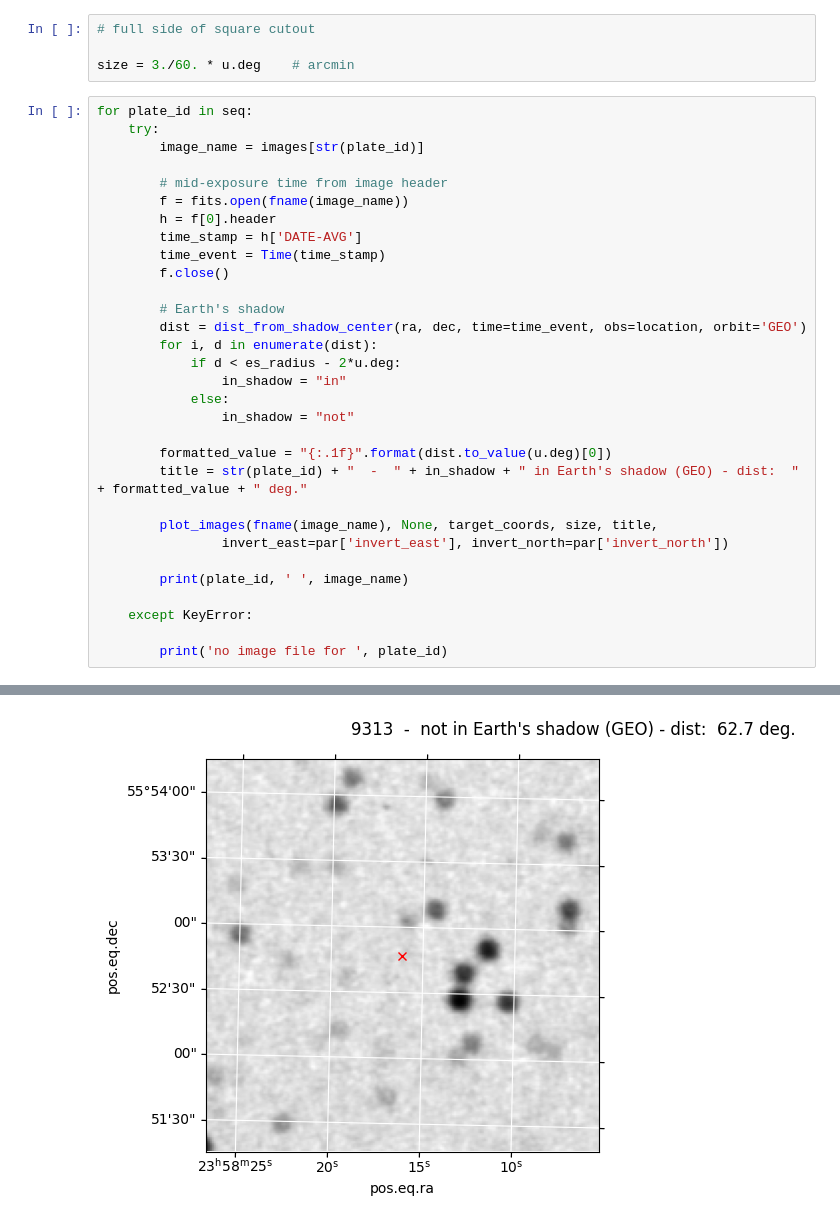
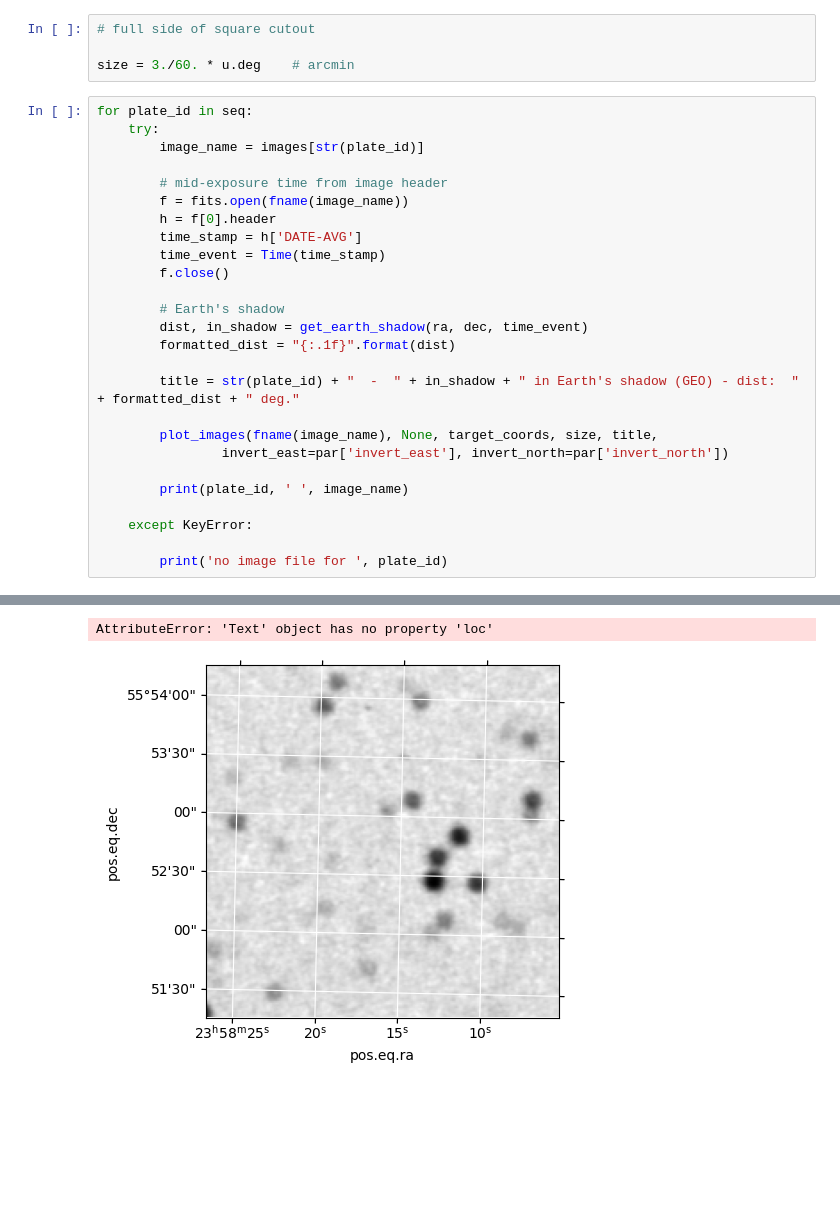
Before and after one commit to cuernodegazpacho/plateanalysis, a Jupyter notebook: footprints/display_sequence.ipynb, the cells around one changed output, grey strips where cells are left out. Cells and saved outputs as stored; diff of their text form; blank space fills up the shorter version.

Commit message:
Add more informative title to image displays

```diff
--- a/footprints/display_sequence.ipynb
+++ b/footprints/display_sequence.ipynb
@@ -83,15 +76,10 @@ for plate_id in seq:
         f.close()
 
         # Earth's shadow
-        dist = dist_from_shadow_center(ra, dec, time=time_event, obs=location, orbit='GEO')
-        for i, d in enumerate(dist):
-            if d < es_radius - 2*u.deg:
-                in_shadow = "in"
-            else:
-                in_shadow = "not"
+        dist, in_shadow = get_earth_shadow(ra, dec, time_event)
+        formatted_dist = "{:.1f}".format(dist)
 
-        formatted_value = "{:.1f}".format(dist.to_value(u.deg)[0])
-        title = str(plate_id) + "  -  " + in_shadow + " in Earth's shadow (GEO) - dist:  " + formatted_value + " deg."
+        title = str(plate_id) + "  -  " + in_shadow + " in Earth's shadow (GEO) - dist:  " + formatted_dist + " deg."
 
         plot_images(fname(image_name), None, target_coords, size, title,
                 invert_east=par['invert_east'], invert_north=par['invert_north'])
@@ -119 +94,2 @@ for plate_id in seq:
+AttributeError: 'Text' object has no property 'loc'
-[figure, old version]
+[figure, new version]
```
Also changed, not shown: parts of 3 cells of this notebook, 5 other files.
